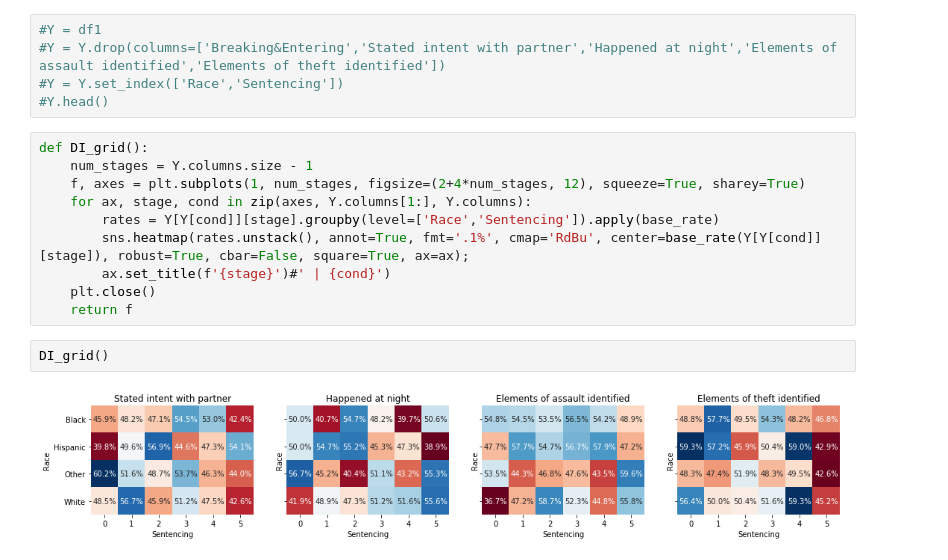
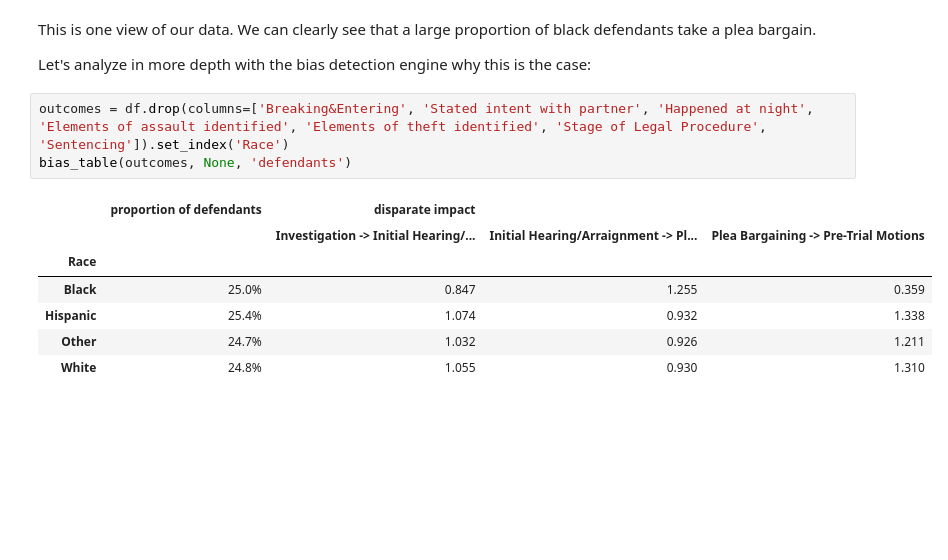
Before and after one commit to Call-for-Code-for-Racial-Justice/bias-detection-engine, a Jupyter notebook: notebooks/judicial_bias.ipynb, the cells around one changed output. Cells and saved outputs as stored; diff of their text form; blank space fills up the shorter version.

```diff
--- a/notebooks/judicial_bias.ipynb
+++ b/notebooks/judicial_bias.ipynb
@@ -155,19 +54,15 @@ DI_table('Sentencing')
+# %% [markdown]
+This is one view of our data. We can clearly see that a large proportion of black defendants take a plea bargain.
+
+Let's analyze in more depth with the bias detection engine why this is the case:
 # %%
-#Y = df1
-#Y = Y.drop(columns=['Breaking&Entering','Stated intent with partner','Happened at night','Elements of assault identified','Elements of theft identified'])
-#Y = Y.set_index(['Race','Sentencing'])
-#Y.head()
+outcomes = df.drop(columns=['Breaking&Entering', 'Stated intent with partner', 'Happened at night', 'Elements of assault identified', 'Elements of theft identified', 'Stage of Legal Procedure', 'Sentencing']).set_index('Race')
+bias_table(outcomes, None, 'defendants')
+# %% [output]
+|  | proportion of defendants | disparate impact |  |  |
+|  |  | Investigation -> Initial Hearing/... | Initial Hearing/Arraignment -> Pl... | Plea Bargaining -> Pre-Trial Motions |
+| Race |  |  |  |  |
+| Black | 25.0% | 0.847 | 1.255 | 0.359 |
+| Hispanic | 25.4% | 1.074 | 0.932 | 1.338 |
+| Other | 24.7% | 1.032 | 0.926 | 1.211 |
+| White | 24.8% | 1.055 | 0.930 | 1.310 |
-# %%
-def DI_grid():
-    num_stages = Y.columns.size - 1
-    f, axes = plt.subplots(1, num_stages, figsize=(2+4*num_stages, 12), squeeze=True, sharey=True)
-    for ax, stage, cond in zip(axes, Y.columns[1:], Y.columns):
-        rates = Y[Y[cond]][stage].groupby(level=['Race','Sentencing']).apply(base_rate)
-        sns.heatmap(rates.unstack(), annot=True, fmt='.1%', cmap='RdBu', center=base_rate(Y[Y[cond]][stage]), robust=True, cbar=False, square=True, ax=ax);
-        ax.set_title(f'{stage}')#' | {cond}')
-    plt.close()
-    return f
-# %%
-DI_grid()
-# %% [output]
-[figure, removed]
```
Also changed, not shown: parts of 27 cells of this notebook, 2 other files.
